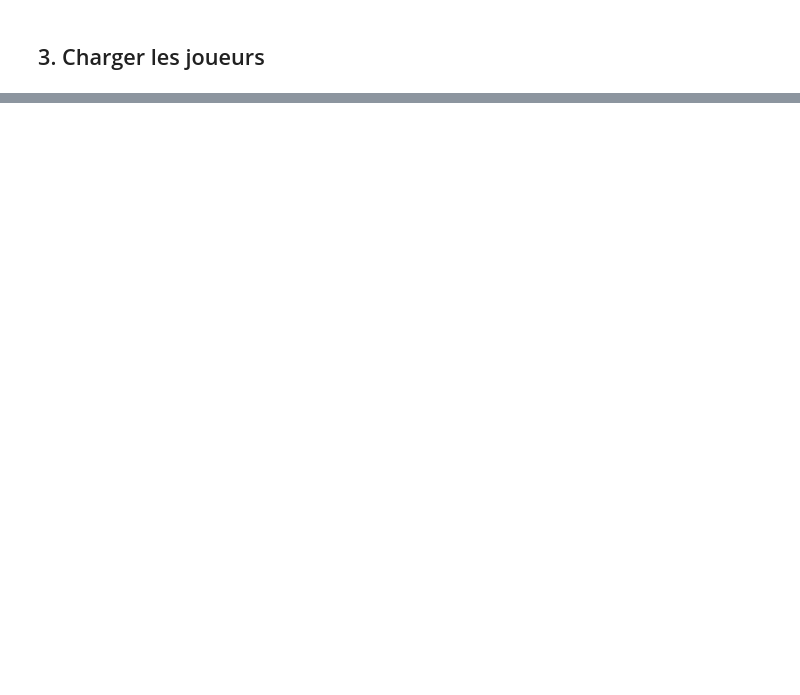
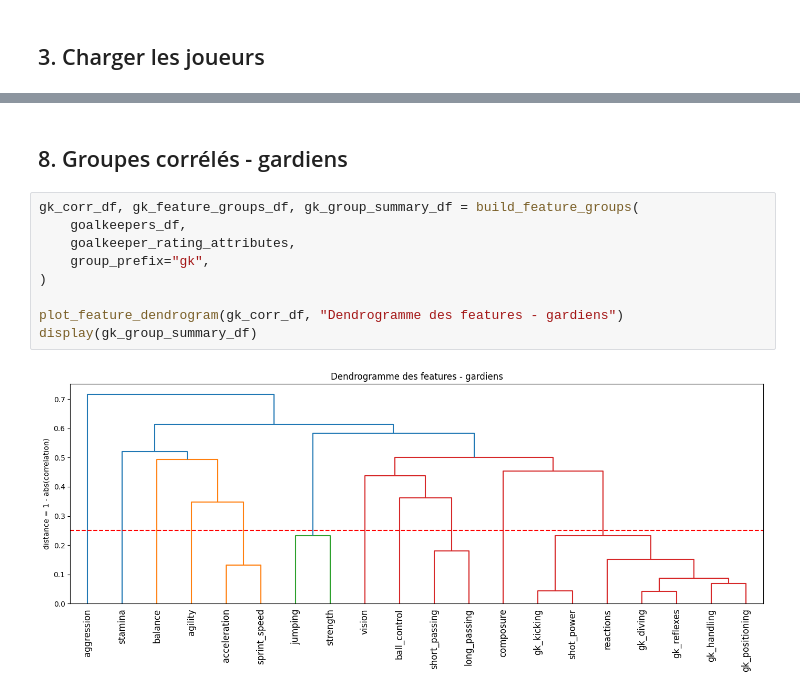
Before and after one commit to kinpintouche-star/football-predictor, a Jupyter notebook: neon_to_clusters.ipynb, the cells around one changed output, grey strips where cells are left out. Saved outputs shown, nothing was run; the diff lists cells and outputs as text; blank space fills up the shorter version.

```diff
--- a/neon_to_clusters.ipynb
+++ b/neon_to_clusters.ipynb
@@ -806,0 +481,13 @@ Point important : `GK` utilisera bien `goalkeeper_attribute_set`, tandis que les
+# %% [markdown]
+## 8. Groupes corrélés - gardiens
+# %%
+gk_corr_df, gk_feature_groups_df, gk_group_summary_df = build_feature_groups(
+    goalkeepers_df,
+    goalkeeper_rating_attributes,
+    group_prefix="gk",
+)
+
+plot_feature_dendrogram(gk_corr_df, "Dendrogramme des features - gardiens")
+display(gk_group_summary_df)
+# %% [output]
+[figure, added]
```
Also changed, not shown: parts of 73 cells of this notebook, 5 other files.
